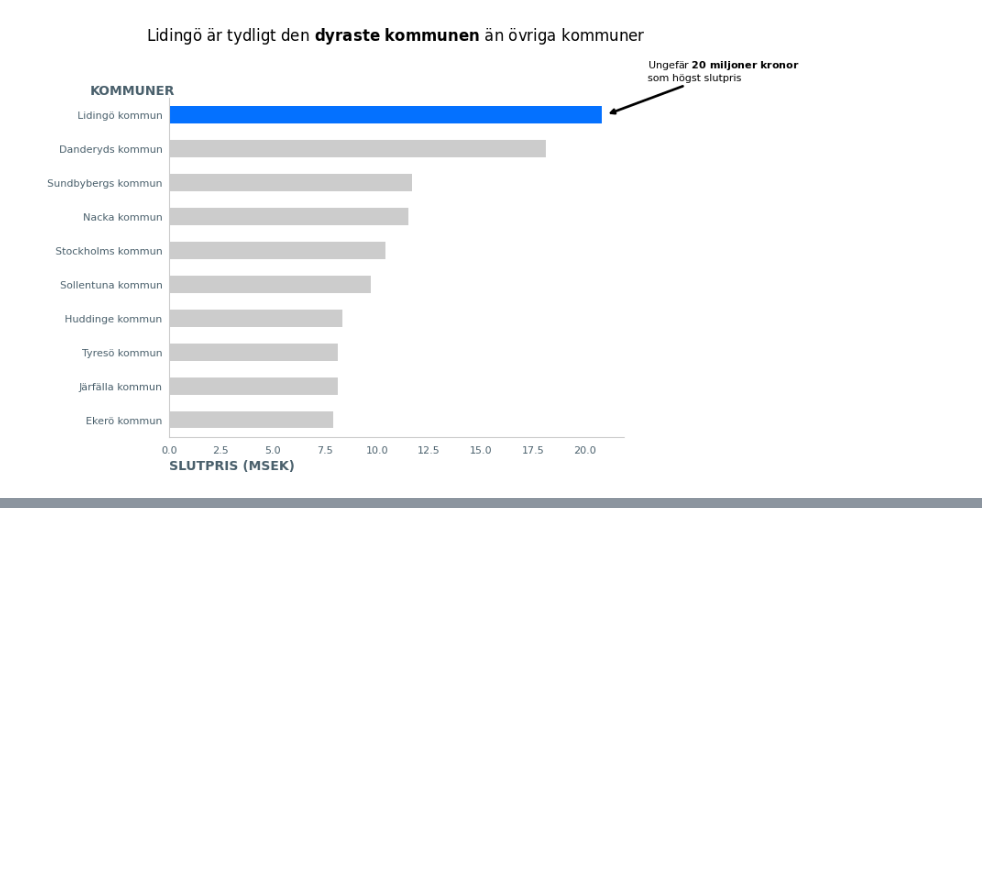
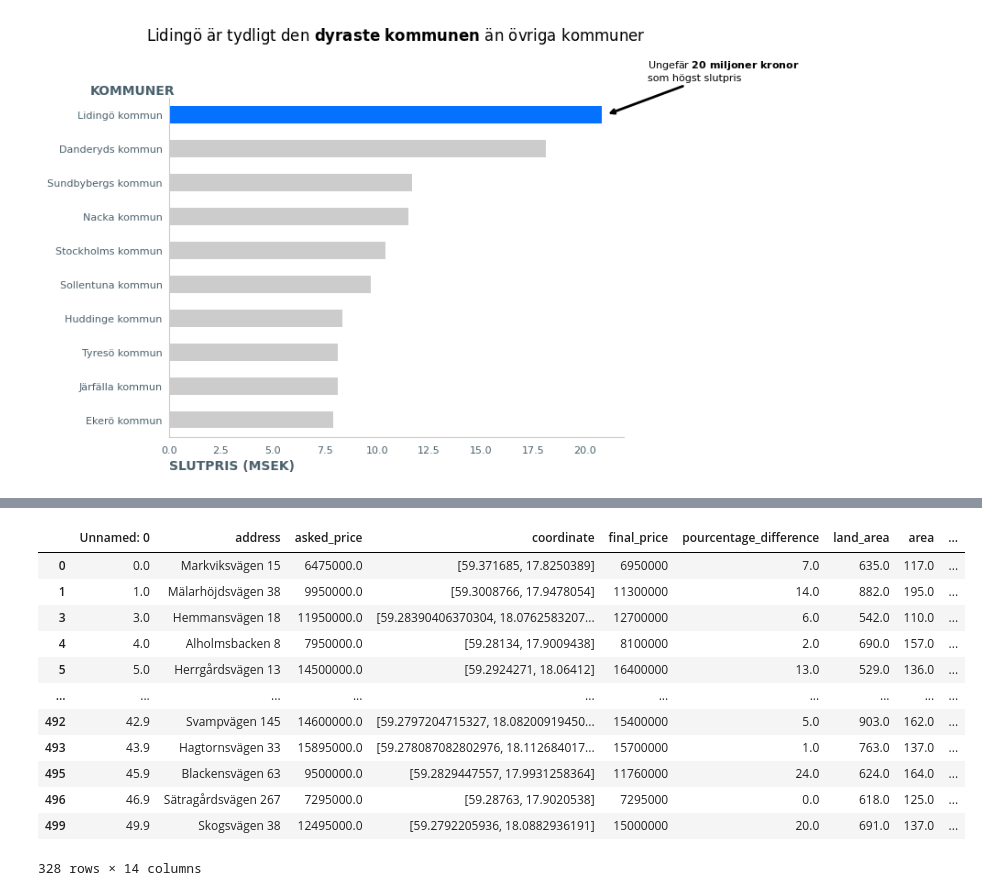
Before and after one commit to AndresTrujillo1811-bit/data-pipeline-for-ml_examensarbete, a Jupyter notebook: storytelling_house_price/storytelling.ipynb, the cells around one changed output, grey strips where cells are left out. Saved outputs shown, nothing was run; the diff lists cells and outputs as text; code cells hidden in the pictures; blank space fills up the shorter version.

```diff
--- a/storytelling_house_price/storytelling.ipynb
+++ b/storytelling_house_price/storytelling.ipynb
@@ -163,3 +163,6 @@ fig = ax.get_figure()
 fig.savefig("figures/lidingo_commune.png", bbox_inches='tight')
 # %% [output]
 [figure]
+# %%
+df = pd.read_csv("data/hemnet_data_clean.csv")
+df
@@ -165,0 +183,4 @@ fig.savefig("figures/lidingo_commune.png", bbox_inches='tight')
+# %%
+df["municipality"] = df['commune'].str.split(',').str[-1].str.strip()
+municipalities = df["municipality"]
+municipalities
@@ -165,0 +200,17 @@ fig.savefig("figures/lidingo_commune.png", bbox_inches='tight')
+# %%
+stockholm_areas = df[df["municipality"] == 'Stockholms kommun']
+stockholm_areas
+# %% [output]
+|  | Unnamed: 0 | address | asked_price | coordinate | final_price | pourcentage_difference | land_area | area | ... |
+| 0 | 0.0 | Markviksvägen 15 | 6475000.0 | [59.371685, 17.8250389] | 6950000 | 7.0 | 635.0 | 117.0 | ... |
+| 1 | 1.0 | Mälarhöjdsvägen 38 | 9950000.0 | [59.3008766, 17.9478054] | 11300000 | 14.0 | 882.0 | 195.0 | ... |
+| 3 | 3.0 | Hemmansvägen 18 | 11950000.0 | [59.28390406370304, 18.0762583207... | 12700000 | 6.0 | 542.0 | 110.0 | ... |
+| 4 | 4.0 | Alholmsbacken 8 | 7950000.0 | [59.28134, 17.9009438] | 8100000 | 2.0 | 690.0 | 157.0 | ... |
+| 5 | 5.0 | Herrgårdsvägen 13 | 14500000.0 | [59.2924271, 18.06412] | 16400000 | 13.0 | 529.0 | 136.0 | ... |
+| ... | ... | ... | ... | ... | ... | ... | ... | ... | ... |
+| 492 | 42.9 | Svampvägen 145 | 14600000.0 | [59.2797204715327, 18.08200919450... | 15400000 | 5.0 | 903.0 | 162.0 | ... |
+| 493 | 43.9 | Hagtornsvägen 33 | 15895000.0 | [59.278087082802976, 18.112684017... | 15700000 | 1.0 | 763.0 | 137.0 | ... |
+| 495 | 45.9 | Blackensvägen 63 | 9500000.0 | [59.2829447557, 17.9931258364] | 11760000 | 24.0 | 624.0 | 164.0 | ... |
+| 496 | 46.9 | Sätragårdsvägen 267 | 7295000.0 | [59.28763, 17.9020538] | 7295000 | 0.0 | 618.0 | 125.0 | ... |
+| 499 | 49.9 | Skogsvägen 38 | 12495000.0 | [59.2792205936, 18.0882936191] | 15000000 | 20.0 | 691.0 | 137.0 | ... |
+328 rows × 14 columns
```
Also changed, not shown: parts of 5 cells of this notebook, 7 other files.
